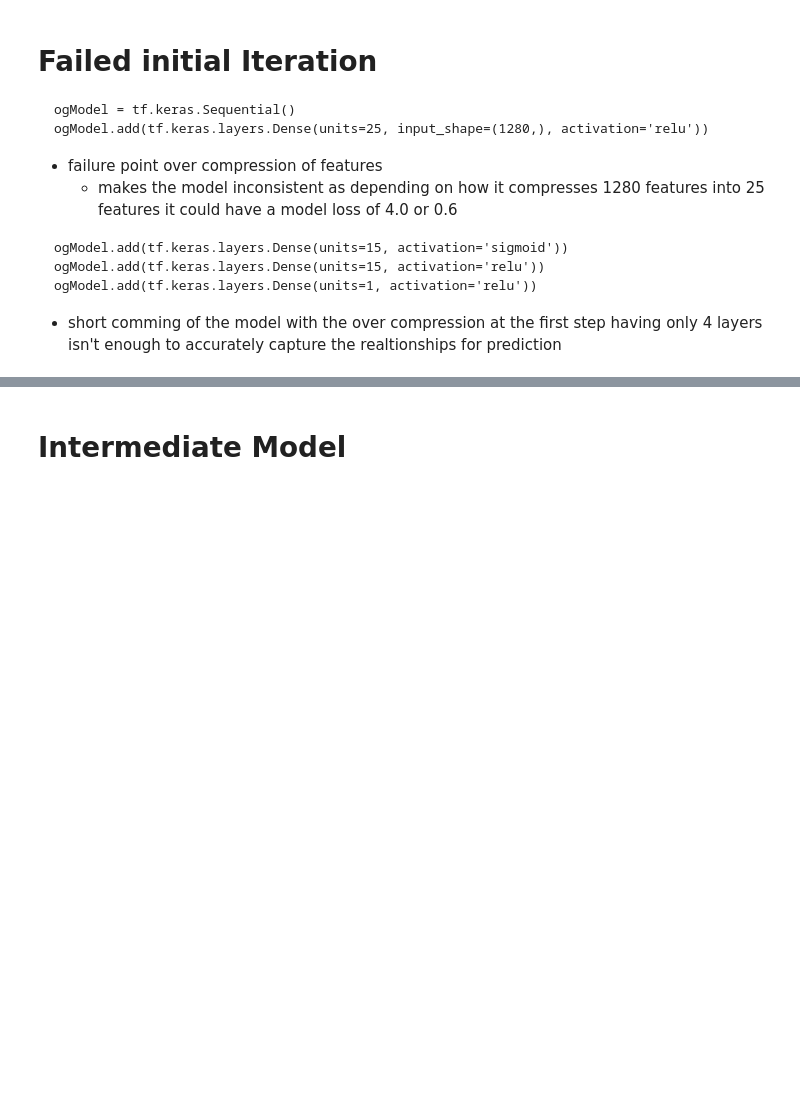
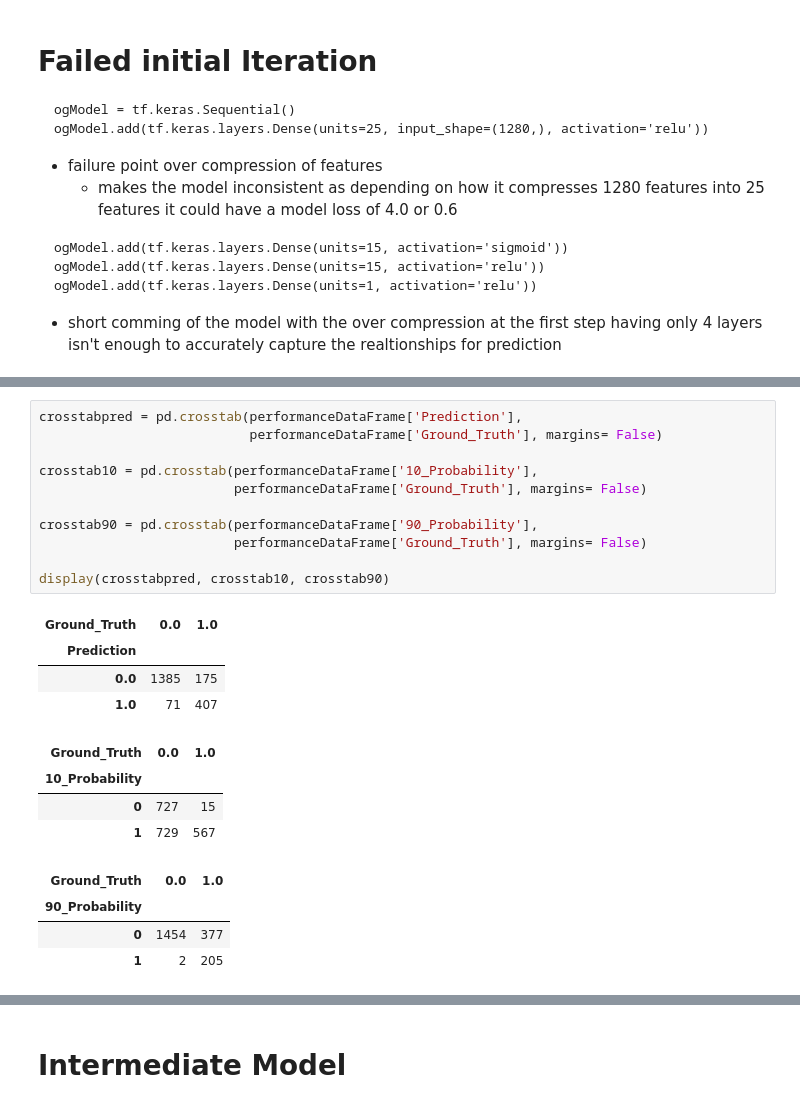
Before and after one commit to LloydJonesIII/Data_Science_Practice, a Jupyter notebook: HomeWork/Protein_Project/protein_prediction.ipynb, the cells around one changed output, grey strips where cells are left out. Cells and saved outputs as stored; diff of their text form; blank space fills up the shorter version.

```diff
--- a/HomeWork/Protein_Project/protein_prediction.ipynb
+++ b/HomeWork/Protein_Project/protein_prediction.ipynb
@@ -36,0 +92,24 @@ ogModel.add(tf.keras.layers.Dense(units=1, activation='relu'))
+# %%
+crosstabpred = pd.crosstab(performanceDataFrame['Prediction'],
+                           performanceDataFrame['Ground_Truth'], margins= False)
+
+crosstab10 = pd.crosstab(performanceDataFrame['10_Probability'],
+                         performanceDataFrame['Ground_Truth'], margins= False)
+
+crosstab90 = pd.crosstab(performanceDataFrame['90_Probability'],
+                         performanceDataFrame['Ground_Truth'], margins= False)
+
+display(crosstabpred, crosstab10, crosstab90)
+# %% [output]
+| Ground_Truth | 0.0 | 1.0 |
+| Prediction |  |  |
+| 0.0 | 1385 | 175 |
+| 1.0 | 71 | 407 |
+| Ground_Truth | 0.0 | 1.0 |
+| 10_Probability |  |  |
+| 0 | 727 | 15 |
+| 1 | 729 | 567 |
+| Ground_Truth | 0.0 | 1.0 |
+| 90_Probability |  |  |
+| 0 | 1454 | 377 |
+| 1 | 2 | 205 |
```
Also changed, not shown: parts of 23 cells of this notebook, 1 other file.
